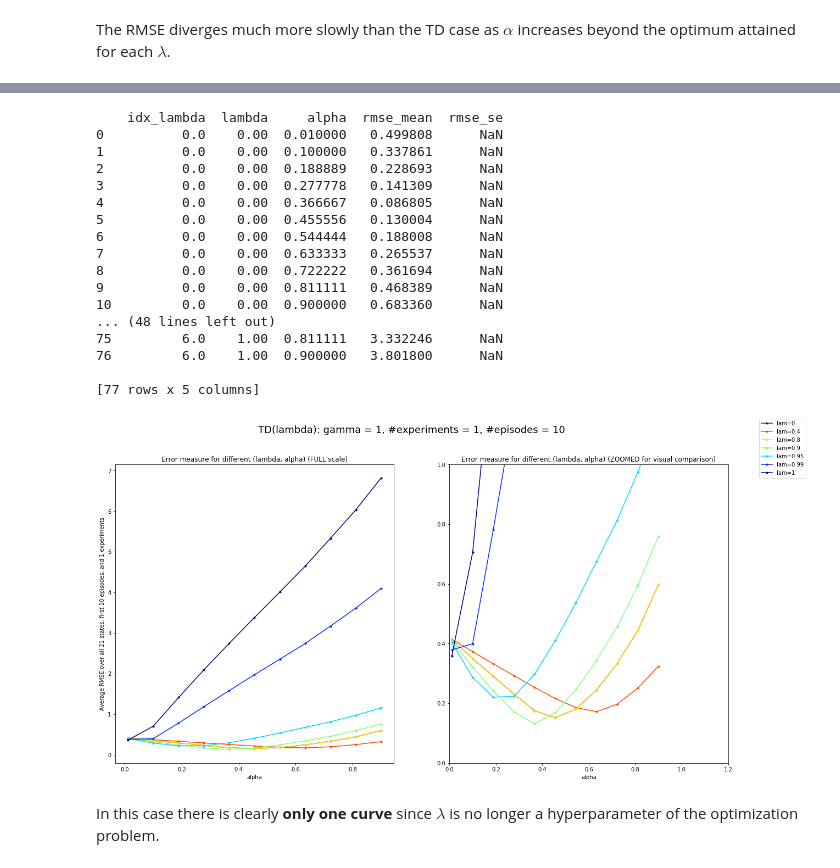
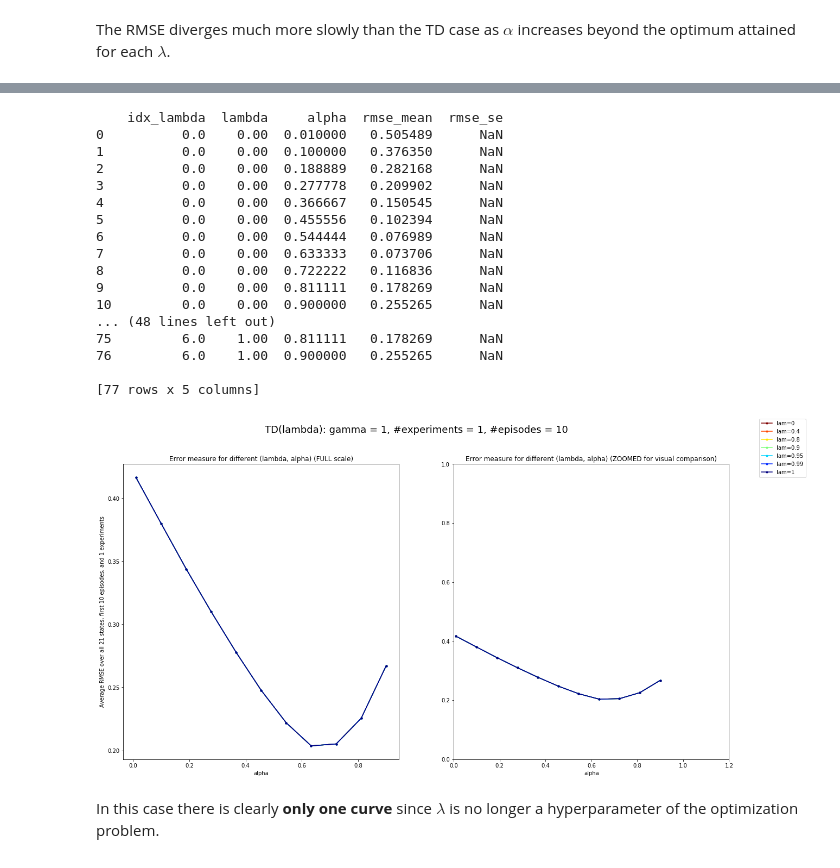
Before and after one commit to mastropi/RL, a Jupyter notebook: RL-001-MemoryManagement/SimulateTDLambda.ipynb, the cells around one changed output, grey strips where cells are left out. Saved outputs shown, nothing was run; the diff lists cells and outputs as text; code cells hidden in the pictures.

```diff
--- a/RL-001-MemoryManagement/SimulateTDLambda.ipynb
+++ b/RL-001-MemoryManagement/SimulateTDLambda.ipynb
@@ -76,7 +78,8 @@ def plot_rmse_by_episode(rmse_mean_values, rmse_se_values=None, max_rmse=None, c
 # %%
 def simulate(env, policy, learner,
              seed=None, nexperiments=10, nepisodes=20, start=None,
-             alphas=[0.2], lambdas=[0.9], gamma=0.8,
+             alphas=[0.2], lambdas=[0.9], gamma=0.8, adjust_alpha=False, alpha_min=0.,
+             lambda_min=0., burnin=False,  # Parameters used in the adaptive TD lambda
              plot=True, max_alpha=1, max_rmse=0.5, error_bars=True,
              verbose=True, debug=False, show_warnings=True):
     "Simulates an environment using the given policy and learner"
@@ -125,7 +128,10 @@ def simulate(env, policy, learner,
             if verbose:
                 print("Parameter set {} of {}: lambda = {:.2f}, alpha = {:.2f} --->" \
                       .format(idx_simul+1, n_simul, lmbda, alpha), end=" ")
-            learner.setParams(alpha=alpha, gamma=gamma, lmbda=lmbda)
+            if isinstance(learner, td.LeaTDLambdaAdaptive):
+                learner.setParams(alpha=alpha, gamma=gamma, lmbda=lmbda, adjust_alpha=adjust_alpha, alpha_min=alpha_min, lambda_min=lambda_min, burnin=burnin)
+            else:
+                learner.setParams(alpha=alpha, gamma=gamma, lmbda=lmbda, adjust_alpha=adjust_alpha, alpha_min=alpha_min)
             learner.reset(reset_episode=True, reset_value_functions=True)
             agent = GeneralAgent(pol_rw,
                                  learner)
@@ -327,41 +333,46 @@ However, this adaptation is _not_ done for all time steps: in order to _accelera
 # %%
 from importlib import reload
 from Python.lib.agents.learners import td
 reload(td)
 from Python.lib.agents.learners import td
 from Python.lib.agents.learners.td import LeaTDLambdaAdaptive
 ##from td import LeaTDLambdaAdaptive    # <-- Here I get the error that no module named 'td' exists... WHY??? (since reload(td) gives no error!!)
 
 # Simulation parameters
 seed = 1713
 nexperiments = 1
 nepisodes = 10
 
+# Parameters specific to the adaptive case
+lambda_min = 0.
+burnin = False
+
 df_results_td, df_rmse_by_episodes_td_adap = simulate(env, pol_rw, lea_td_adap,
                          seed=seed, nexperiments=nexperiments, nepisodes=nepisodes, start=None,
-                         alphas=alphas_adhoc_td, lambdas=lambdas_adhoc_td, gamma=gamma,
+                         alphas=alphas_adhoc_td, lambdas=lambdas_adhoc_td, gamma=gamma, adjust_alpha=False,
+                         lambda_min=lambda_min, burnin=burnin,
                          max_alpha=np.max(alphas_adhoc_mc), max_rmse=1, error_bars=False,
                          verbose=False, debug=False, show_warnings=False)
 print(df_results_td)
 # %% [output]
     idx_lambda  lambda     alpha  rmse_mean  rmse_se
-0          0.0    0.00  0.010000   0.499808      NaN
-1          0.0    0.00  0.100000   0.337861      NaN
-2          0.0    0.00  0.188889   0.228693      NaN
-3          0.0    0.00  0.277778   0.141309      NaN
-4          0.0    0.00  0.366667   0.086805      NaN
-5          0.0    0.00  0.455556   0.130004      NaN
-6          0.0    0.00  0.544444   0.188008      NaN
-7          0.0    0.00  0.633333   0.265537      NaN
-8          0.0    0.00  0.722222   0.361694      NaN
-9          0.0    0.00  0.811111   0.468389      NaN
-10         0.0    0.00  0.900000   0.683360      NaN
+0          0.0    0.00  0.010000   0.505489      NaN
+1          0.0    0.00  0.100000   0.376350      NaN
+2          0.0    0.00  0.188889   0.282168      NaN
+3          0.0    0.00  0.277778   0.209902      NaN
+4          0.0    0.00  0.366667   0.150545      NaN
+5          0.0    0.00  0.455556   0.102394      NaN
+6          0.0    0.00  0.544444   0.076989      NaN
+7          0.0    0.00  0.633333   0.073706      NaN
+8          0.0    0.00  0.722222   0.116836      NaN
+9          0.0    0.00  0.811111   0.178269      NaN
+10         0.0    0.00  0.900000   0.255265      NaN
 ... (48 lines left out)
-75         6.0    1.00  0.811111   3.332246      NaN
-76         6.0    1.00  0.900000   3.801800      NaN
+75         6.0    1.00  0.811111   0.178269      NaN
+76         6.0    1.00  0.900000   0.255265      NaN
 
 [77 rows x 5 columns]
-[figure, old version]
+[figure, new version]
 # %% [markdown]
 In this case there is clearly **only one curve** since $\lambda$ is no longer a hyperparameter of the optimization problem.
 # %% [markdown]
```
Also changed, not shown: parts of 16 cells of this notebook, 29 other files.
